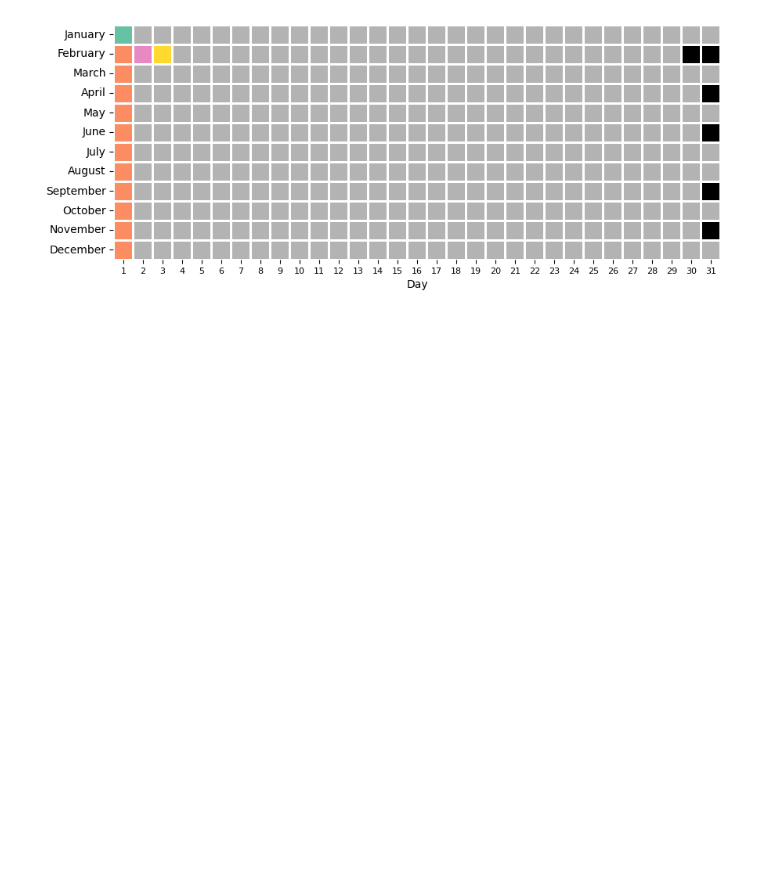
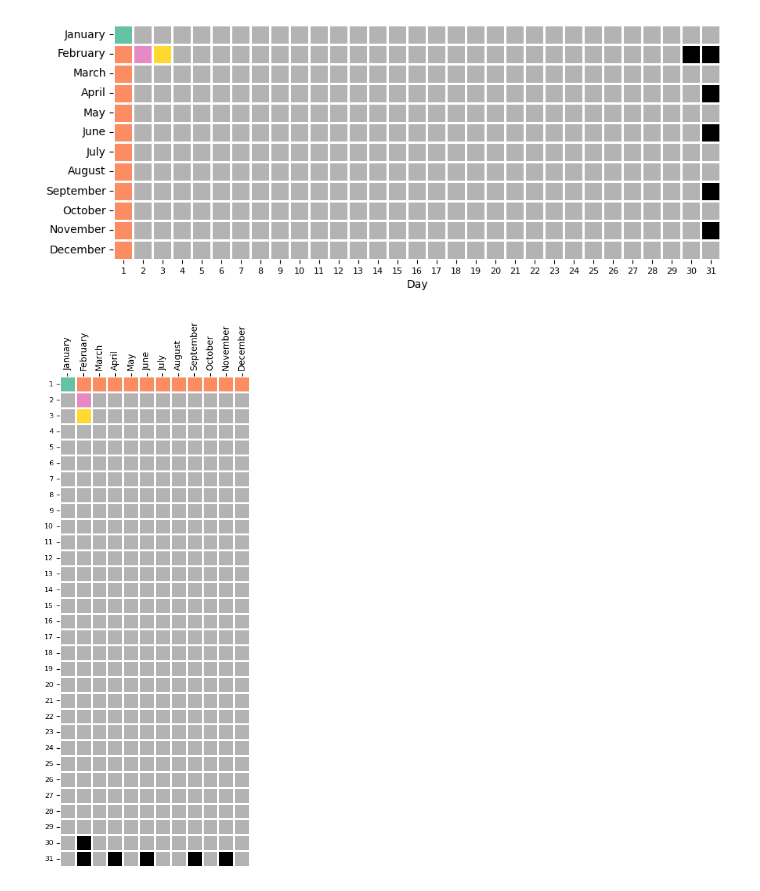
Before and after one commit to martidossi/pixel_year_app, a Jupyter notebook: pages/charts.ipynb, the cells around one changed output. Cells and saved outputs as stored; diff of their text form; code cells hidden in the pictures; blank space fills up the shorter version.

```diff
--- a/pages/charts.ipynb
+++ b/pages/charts.ipynb
@@ -104,0 +108,20 @@ plt.show()
+# %%
+fig, ax = plt.subplots(1, 1, figsize=(10,10))
+sns.heatmap(
+    data,
+    cmap=list(pixel_col_map.values()),
+    cbar=False,
+    linewidths=1,
+    linecolor='white',
+    square=True,
+    xticklabels=1,
+    ax=ax
+)
+ax.xaxis.tick_top() # x axis on top
+ax.xaxis.set_label_position('top')
+ax.set_xticklabels(labels=list(data.columns), rotation=90, fontsize=10)
+ax.set_yticklabels(labels=list(data.index), rotation=0, fontsize=8)
+ax.set_ylabel('')
+plt.show()
+# %% [output]
+[figure, added]
```
Also changed, not shown: parts of 4 cells of this notebook, 9 other files.
